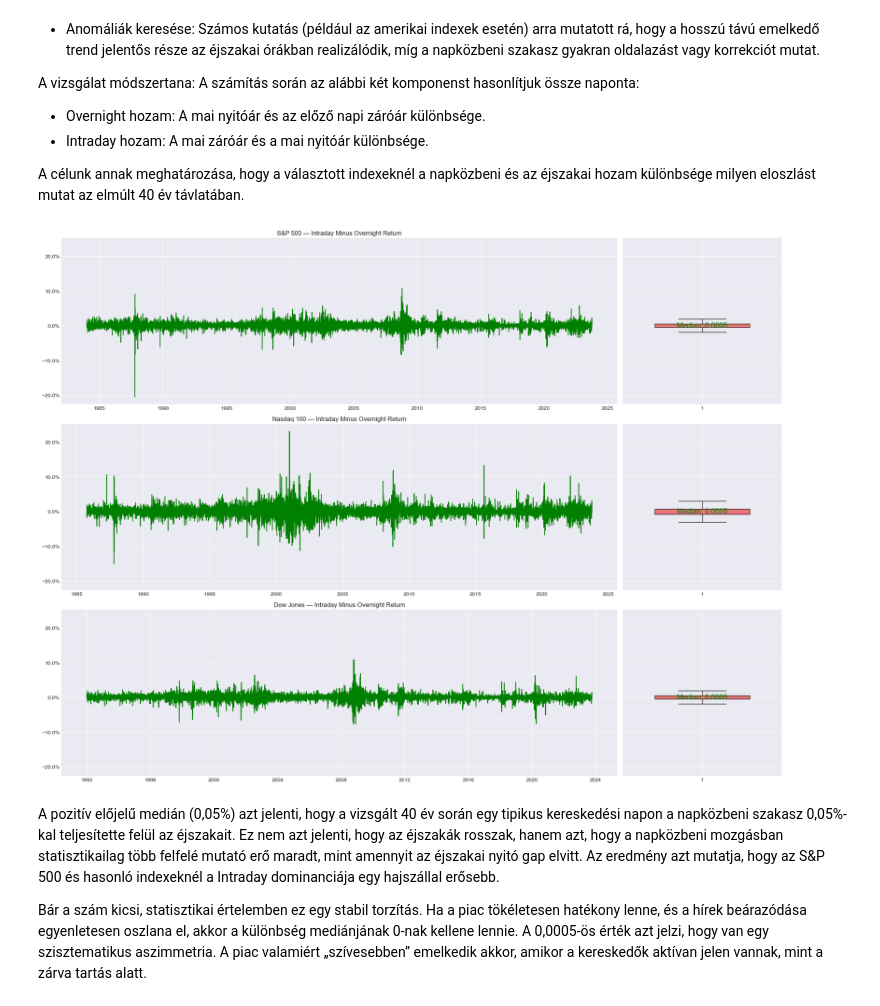
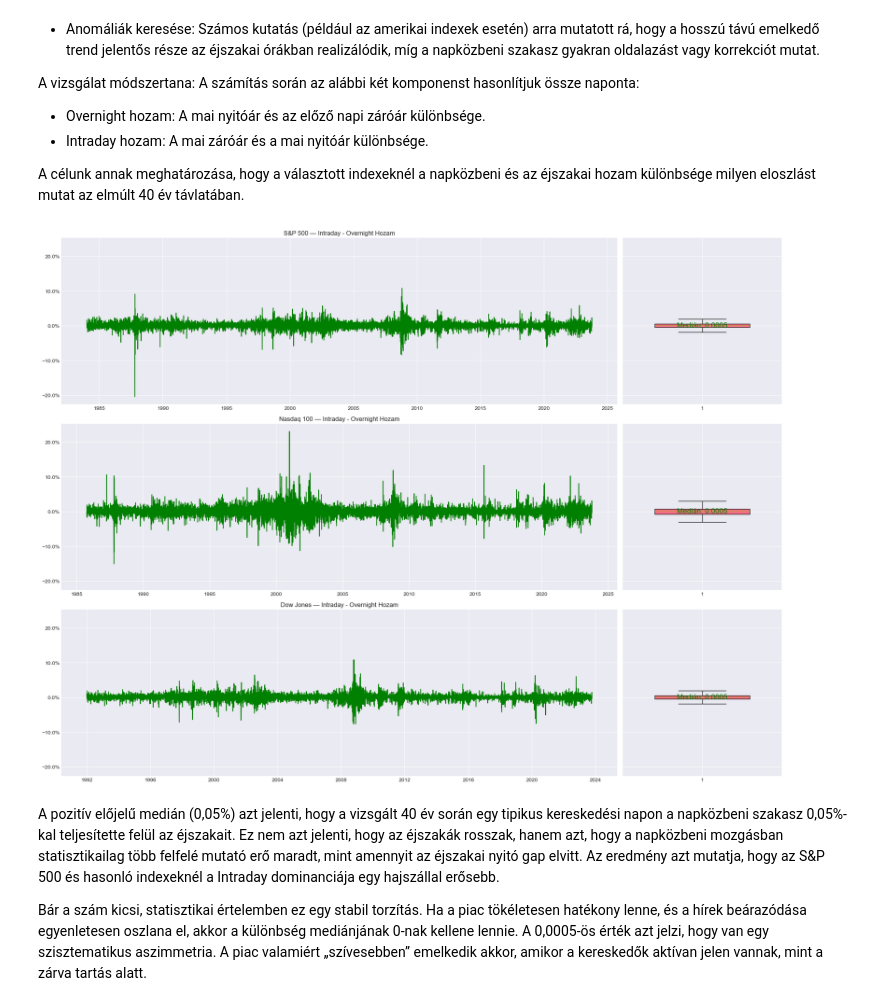
Before and after one commit to Bb1164/Data-Science-HF, a Jupyter notebook: sample.ipynb, the cells around one changed output. Saved outputs shown, nothing was run; the diff lists cells and outputs as text; code cells hidden in the pictures.

```diff
--- a/sample.ipynb
+++ b/sample.ipynb
@@ -1184,21 +1212,19 @@ fig, axs = plt.subplots(len(indeces), 2, figsize=(20, 15), gridspec_kw={'width_r
 fig.suptitle("Volatilitás autokorreláció elemzés")
 
 for i, (name, idx) in enumerate(indeces.items()):
-    idx["Squared return"]=idx['Return']**2
+    idx["Squared return"]=idx['Return']**2     # volatilitásként a négyzetes hozam használata
+
+    # Ábrák létrehozása: bal oldalon az idősor, jobb oldalon az ACF
     idx["Squared return"].dropna().plot(ax=axs[i,0])
     axs[i,0].set_title(f"{name} Négyzetes hozam")
-
     plot_acf(idx["Squared return"].dropna(), lags=acf_lag, ax=axs[i,1])
 
+    # Ljung-Box teszt lefuttatása a megadott késleltetésig
     lb_test = acorr_ljungbox(idx["Squared return"].dropna(), lags=lags_to_test, return_df=True)
     p_value = lb_test['lb_pvalue'].iloc[0]
 
-    # szöveges kiírás
-    result_text = f"Ljung-Box p-érték: {p_value:.4f}"
-
-    axs[i,1].text(0.5, 0.1, result_text, transform=axs[i,1].transAxes, ha="center", color="red")
-
-
+    # p-érték megjelenítése a grafikonon
+    axs[i,1].text(0.5, 0.1, f"Ljung-Box p-érték: {p_value:.4f}", transform=axs[i,1].transAxes, ha="center", color="red", fontsize=16)
     axs[i,1].set_title(f"{name} Négyzetes hozam ACF")
 
 plt.tight_layout()
@@ -1298,47 +1325,49 @@ lookback_years = 40
 return_diff = {}
 
 for name, idx in indeces.items():
-    df = idx.sort_index().copy()
+    df = idx.copy()
 
     # lookback_years-re korlátoz
     all_years = df.index.year.unique()
     last_years = all_years[-lookback_years:] if len(all_years) >= lookback_years else all_years
     df = df[df.index.year.isin(last_years)]
 
     df['PrevClose'] = df['Close'].shift(1)
 
-    # 0-ás open price esetén
+    # Hibás adatok (0-ás nyitóár) javítása az előző záróárral
     df['Open_fixed'] = df['Open']
     mask_zero = df['Open_fixed'] == 0
     df.loc[mask_zero, 'Open_fixed'] = df.loc[mask_zero, 'PrevClose']
 
+    # Hiányzó adatok eltávolítása a pontos számítás érdekében
     df = df.dropna(subset=['Open_fixed', 'PrevClose', 'Close'])
     df = df[df['Open_fixed'] != 0]
 
-    df['OvernightReturn'] = (df['Open_fixed'] - df['PrevClose']) / df['PrevClose']
-    df['IntradayReturn'] = (df['Close'] - df['Open_fixed']) / df['Open_fixed']
+    df['OvernightReturn'] = (df['Open_fixed'] - df['PrevClose']) / df['PrevClose']      # Éjszakai hozam: (Nyitó - Előző Záró) / Előző Záró
+    df['IntradayReturn'] = (df['Close'] - df['Open_fixed']) / df['Open_fixed']          # Napközbeni hozam: (Záró - Nyitó) / Nyitó
 
-    return_diff[name] =  df['IntradayReturn'] - df['OvernightReturn']
+    return_diff[name] =  df['IntradayReturn'] - df['OvernightReturn']                   # A két szakasz hozamkülönbségének meghatározása
 
+#Grafikon
 fig, axs = plt.subplots(len(indeces), 2, figsize=(20,15), sharex=False, sharey=True, gridspec_kw={'width_ratios': [7, 2]})
 
 for i, name in enumerate(indeces.keys()):
     ax_line = axs[i,0] if len(indeces) > 1 else axs[0]
 
+    # A különbségek időbeli alakulása
     ax_line.plot(return_diff[name].index, return_diff[name], color='green')
-    ax_line.set_title(f"{name} — Intraday Minus Overnight Return")
+    ax_line.set_title(f"{name} — Intraday - Overnight Hozam")
     ax_line.yaxis.set_major_formatter(mtick.PercentFormatter(xmax=1.0))
 
-    ax_box = axs[i,1] if len(indeces) > 1 else axs[1]
-
-    ax_box.boxplot(return_diff[name].values, patch_artist=True, widths=0.6, showfliers=False)
+    # A medián érték kiírása a grafikonra
+    axs[i,1].boxplot(return_diff[name].values, patch_artist=True, widths=0.6, showfliers=False)
     median_val = return_diff[name].median()
-    ax_box.text(1, median_val, f"Median: {median_val:.4f}", color='green', va='center', ha='center', fontsize=14)
+    axs[i,1].text(1, median_val, f"Medián: {median_val:.4f}", color='green', va='center', ha='center', fontsize=14)
 
 plt.tight_layout()
 plt.show()
 # %% [output]
-[figure, old version]
+[figure, new version]
 # %% [markdown]
 A pozitív előjelű medián (0,05%) azt jelenti, hogy a vizsgált 40 év során egy tipikus kereskedési napon a napközbeni szakasz 0,05%-kal teljesítette felül az éjszakait. Ez nem azt jelenti, hogy az éjszakák rosszak, hanem azt, hogy a napközbeni mozgásban statisztikailag több felfelé mutató erő maradt, mint amennyit az éjszakai nyitó gap elvitt. Az eredmény azt mutatja, hogy az S&P 500 és hasonló indexeknél a Intraday dominanciája egy hajszállal erősebb.
 
```
Also changed, not shown: parts of 29 cells of this notebook.
